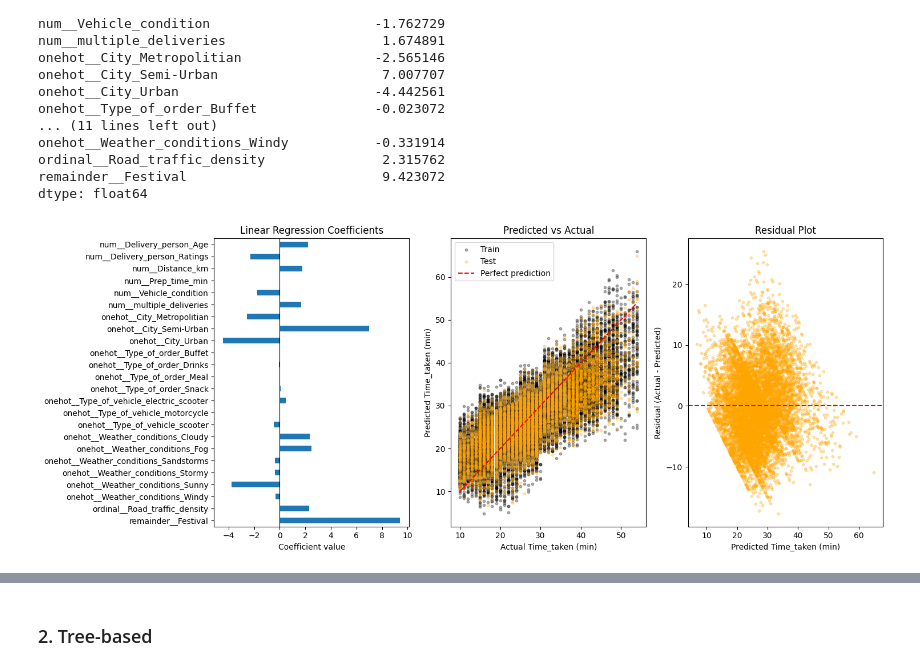
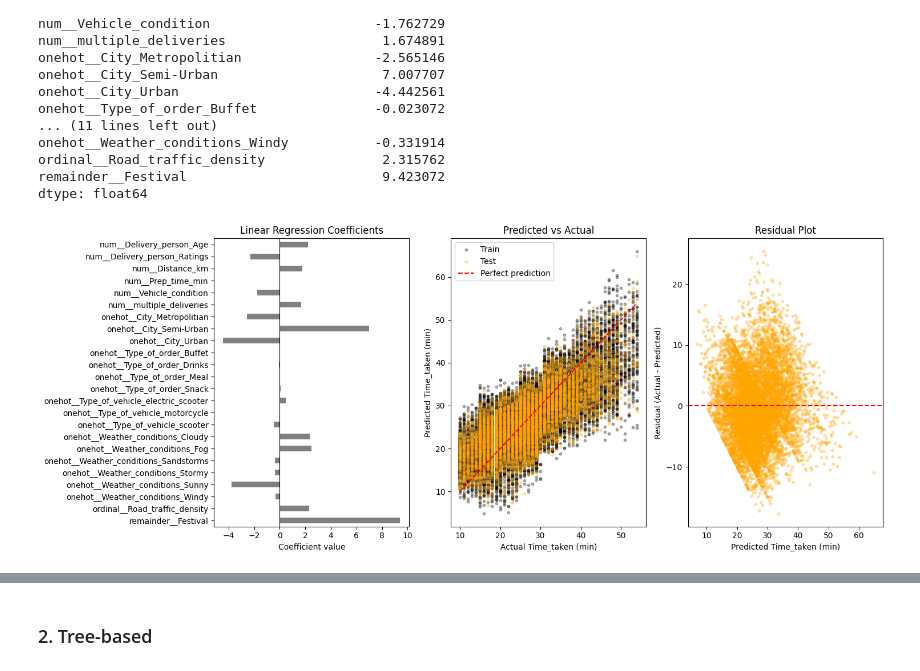
Before and after one commit to SJSUCMPE257/food-delivery-time-prediction, a Jupyter notebook: notebooks/Annas-experiment.ipynb, the cells around one changed output, grey strips where cells are left out. Saved outputs shown, nothing was run; the diff lists cells and outputs as text; code cells hidden in the pictures.

Commit message:
add other models

```diff
--- a/notebooks/Annas-experiment.ipynb
+++ b/notebooks/Annas-experiment.ipynb
@@ -726,0 +719,4 @@ linear    0.0        24 4.760616 5.962293 0.592205 0.208195  4.85523  6.037329 0
+# %%
+reg = LinearRegression().fit(X_train_encoded_norm, y_train_clean)
+reg_result = print_result(reg, X_train_encoded_norm, y_train_clean,
+                               X_test_encoded_norm, y_test_clean)
@@ -770,10 +769,10 @@ RMSE: 5.97
 R²: 59.15%
 MAPE: 20.83%
 # %%
-print("Intercept:", model_baseline['intercept'])
+print("Intercept:", reg.intercept_)
 print("Coefficients:")
 feature_names = preprocessor_norm.get_feature_names_out()
-coefs = pd.Series(model_baseline['coefficients'], index=feature_names).sort_index()
+coefs = pd.Series(reg.coef_, index=feature_names).sort_index()
 print(coefs)
 # %% [output]
 Intercept: 26.125112919436017
@@ -796,35 +795,35 @@ dtype: float64
 # %%
 # plots
 fig, axes = plt.subplots(1, 3, figsize=(15, 6))
 
 # 1. Coefficients
-coefs.sort_index(ascending=False).plot(kind='barh', ax=axes[0])
+coefs.sort_index(ascending=False).plot(kind='barh', ax=axes[0], color='gray')
 axes[0].set_xlabel('Coefficient value')
 axes[0].set_title('Linear Regression Coefficients')
 axes[0].axvline(0, color='black', linewidth=0.8)
 
 # Predict vs. Actual plot
-axes[1].scatter(y_train_clean, model_baseline['in_pred'], alpha=0.3, s=10, color='black', label='Train ')
-axes[1].scatter(y_test_clean, model_baseline['out_pred'], alpha=0.3, s=10, color='orange', label='Test')
+axes[1].scatter(y_train_clean, reg_result['in_pred'], alpha=0.3, s=10, color='black', label='Train ')
+axes[1].scatter(y_test_clean, reg_result['out_pred'], alpha=0.3, s=10, color='orange', label='Test')
 
 # Perfect prediction reference line
 lims = [min(y_train_clean.min(), y_test_clean.min()), max(y_train_clean.max(), y_test_clean.max())]
 axes[1].plot(lims, lims, 'r--', label='Perfect prediction')
 
 axes[1].set_xlabel('Actual Time_taken (min)')
 axes[1].set_ylabel('Predicted Time_taken (min)')
 axes[1].set_title('Predicted vs Actual')
 axes[1].legend()
 
 # Residual plot
-residuals_test = y_test_clean - model_baseline['out_pred']
-axes[2].scatter(model_baseline['out_pred'], residuals_test, alpha=0.3, s=10, color='orange')
+residuals_test = y_test_clean - reg_result['out_pred']
+axes[2].scatter(reg_result['out_pred'], residuals_test, alpha=0.3, s=10, color='orange')
 axes[2].axhline(0, color='red', linestyle='--')
 axes[2].set_xlabel('Predicted Time_taken (min)')
 axes[2].set_ylabel('Residual (Actual - Predicted)')
 axes[2].set_title('Residual Plot')
 
 plt.tight_layout()
 plt.show()
 # %% [output]
-[figure, old version]
+[figure, new version]
```
Also changed, not shown: parts of 44 cells of this notebook, 4 other files.
